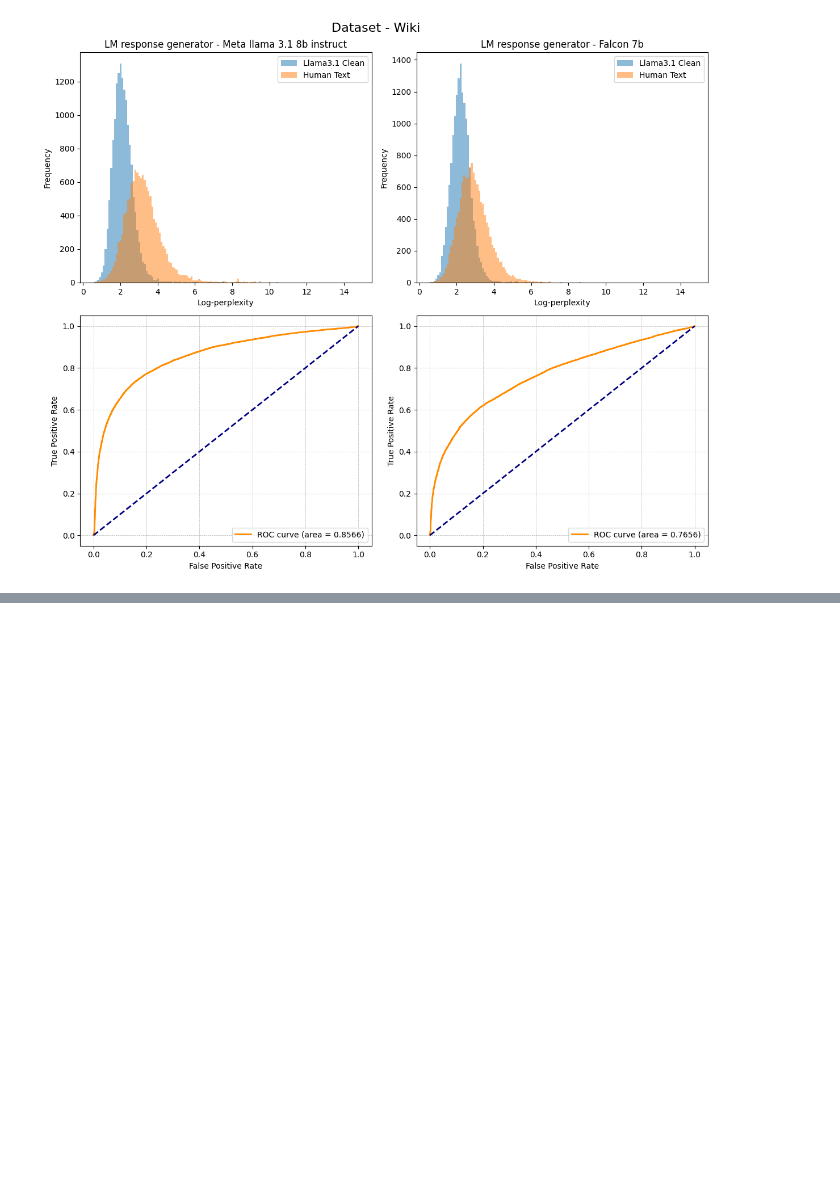
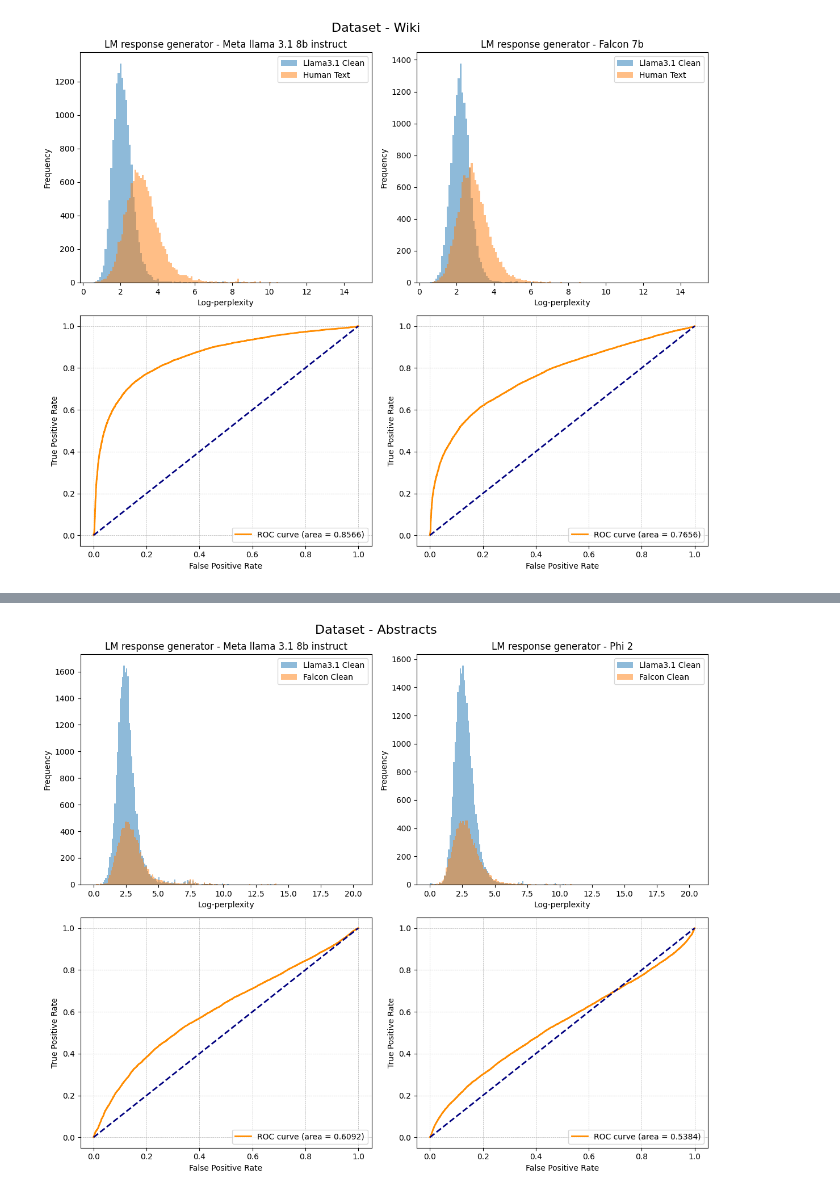
Before and after one commit to AdamVinestock/NLP-Authorship-Attribution, a Jupyter notebook: analyze_response.ipynb, the cells around one changed output, grey strips where cells are left out. Saved outputs shown, nothing was run; the diff lists cells and outputs as text; code cells hidden in the pictures; blank space fills up the shorter version.

```diff
--- a/analyze_response.ipynb
+++ b/analyze_response.ipynb
@@ -368,0 +477,7 @@ compare_hist('Responses/wiki_Falcon_clean_none_Meta-Llama-3.1-8B-Instruct.csv',
+# %%
+compare_hist('Responses/abstracts_Llama3.1_clean_none_Meta-Llama-3.1-8B-Instruct.csv',
+             'Responses/abstracts_Falcon_clean_none_Meta-Llama-3.1-8B-Instruct.csv',
+             'Responses/abstracts_Llama3.1_clean_none_phi-2.csv',
+             'Responses/abstracts_Falcon_clean_none_phi-2.csv')
+# %% [output]
+[figure, added]
```
Also changed, not shown: parts of 9 cells of this notebook, 26 other files.
